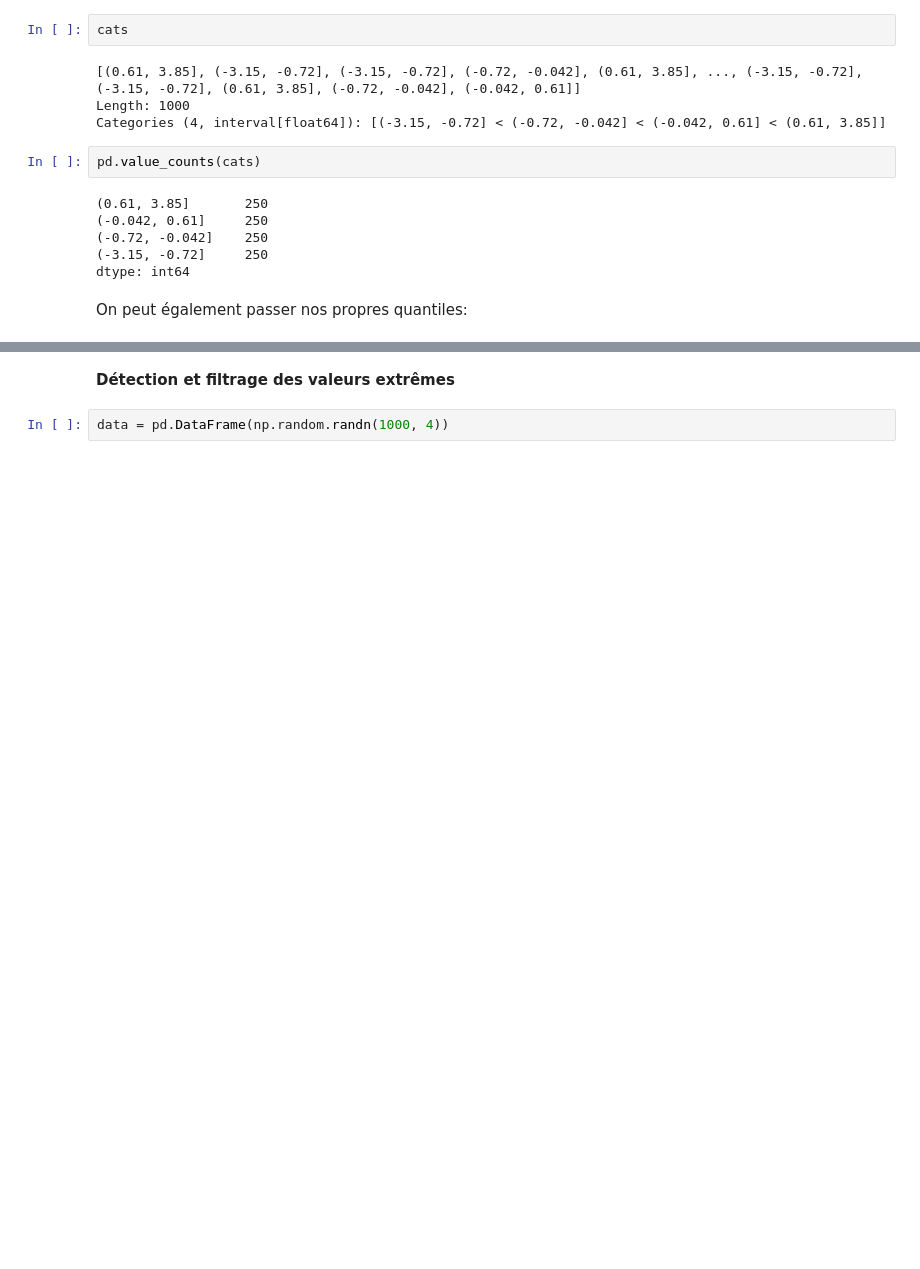
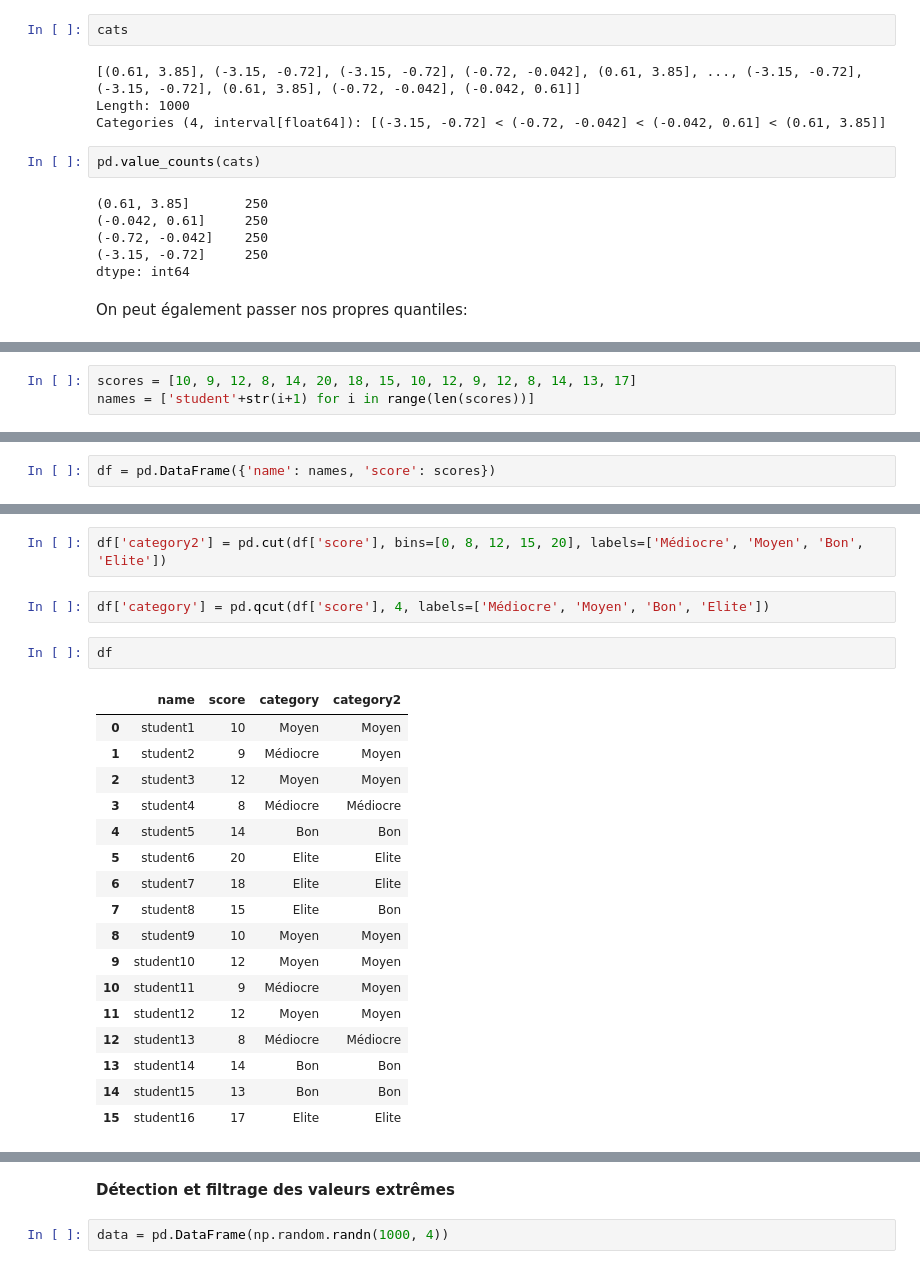
Before and after one commit to yeladlouni/m2i, a Jupyter notebook: pandas/notebooks/cleansing.ipynb, the cells around one changed output, grey strips where cells are left out. Cells and saved outputs as stored; diff of their text form; blank space fills up the shorter version.

```diff
--- a/pandas/notebooks/cleansing.ipynb
+++ b/pandas/notebooks/cleansing.ipynb
@@ -610,3 +641,6 @@ pd.qcut(data, [0, 0.1, 0.5, 0.9, 1.], precision=2)
 [(-0.042, 1.16], (-3.15, -1.32], (-3.15, -1.32], (-1.32, -0.042], (1.16, 3.85], ..., (-3.15, -1.32], (-1.32, -0.042], (-0.042, 1.16], (-1.32, -0.042], (-0.042, 1.16]]
 Length: 1000
 Categories (4, interval[float64]): [(-3.15, -1.32] < (-1.32, -0.042] < (-0.042, 1.16] < (1.16, 3.85]]
+# %%
+scores = [10, 9, 12, 8, 14, 20, 18, 15, 10, 12, 9, 12, 8, 14, 13, 17]
+names = ['student'+str(i+1) for i in range(len(scores))]
@@ -612,0 +672,2 @@ Categories (4, interval[float64]): [(-3.15, -1.32] < (-1.32, -0.042] < (-0.042,
+# %%
+df = pd.DataFrame({'name': names, 'score': scores})
@@ -612,0 +694,24 @@ Categories (4, interval[float64]): [(-3.15, -1.32] < (-1.32, -0.042] < (-0.042,
+# %%
+df['category2'] = pd.cut(df['score'], bins=[0, 8, 12, 15, 20], labels=['Médiocre', 'Moyen', 'Bon', 'Elite'])
+# %%
+df['category'] = pd.qcut(df['score'], 4, labels=['Médiocre', 'Moyen', 'Bon', 'Elite'])
+# %%
+df
+# %% [output]
+|  | name | score | category | category2 |
+| 0 | student1 | 10 | Moyen | Moyen |
+| 1 | student2 | 9 | Médiocre | Moyen |
+| 2 | student3 | 12 | Moyen | Moyen |
+| 3 | student4 | 8 | Médiocre | Médiocre |
+| 4 | student5 | 14 | Bon | Bon |
+| 5 | student6 | 20 | Elite | Elite |
+| 6 | student7 | 18 | Elite | Elite |
+| 7 | student8 | 15 | Elite | Bon |
+| 8 | student9 | 10 | Moyen | Moyen |
+| 9 | student10 | 12 | Moyen | Moyen |
+| 10 | student11 | 9 | Médiocre | Moyen |
+| 11 | student12 | 12 | Moyen | Moyen |
+| 12 | student13 | 8 | Médiocre | Médiocre |
+| 13 | student14 | 14 | Bon | Bon |
+| 14 | student15 | 13 | Bon | Bon |
+| 15 | student16 | 17 | Elite | Elite |
```
Also changed, not shown: parts of 22 cells of this notebook, 2 other files.
